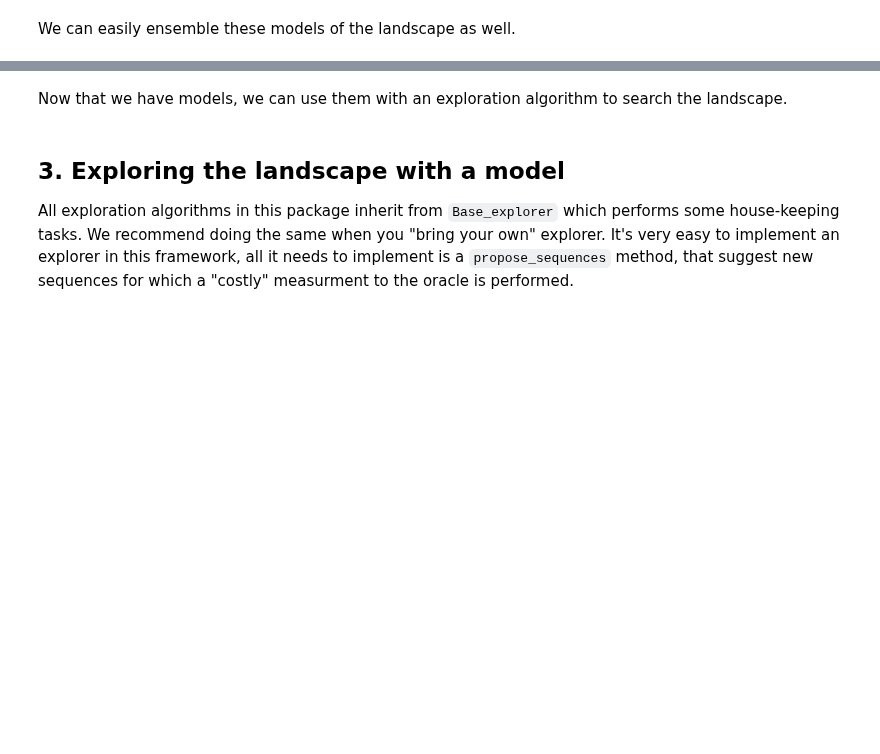
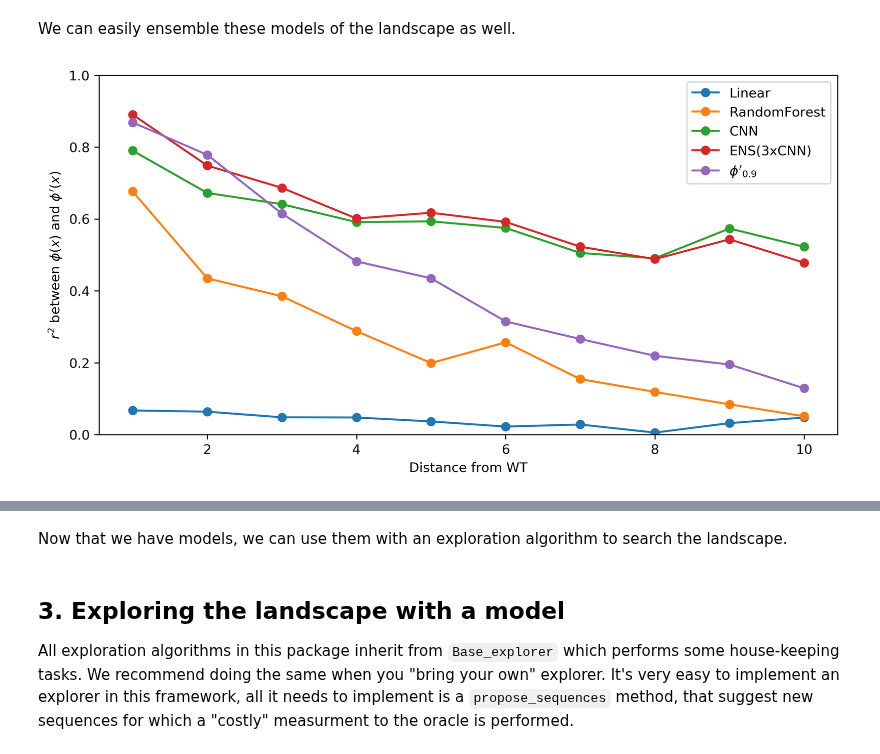
Before and after one commit to samsinai/FLEXS, a Jupyter notebook: examples/Tutorial.ipynb, the cells around one changed output, grey strips where cells are left out. Saved outputs shown, nothing was run; the diff lists cells and outputs as text; code cells hidden in the pictures; blank space fills up the shorter version.

```diff
--- a/examples/Tutorial.ipynb
+++ b/examples/Tutorial.ipynb
@@ -245,9 +252,31 @@ plt.legend()
 # %% [markdown]
 We can easily ensemble these models of the landscape as well.
 # %%
-ensemble = Ensemble_models([noisy_sklnn_model,noisy_gnn_model,noisy_cnn_model])
+ensemble = Ensemble_models([noisy_cnn_model,noisy_cnn_model,noisy_cnn_model])
 # %%
 ensemble.reset(training_sequences)
+# %%
+corrs_ens= get_corr_per_distance(samples,distances,ensemble)
+# %%
+plt.figure(figsize=(10,5),dpi=300)
+
+#plt.plot(range(1,11),corrs_LNN,'o-', label="Linear")
+plt.plot(range(1,11),corrs_skLNN,'o-', label="Linear")
+plt.plot(range(1,11),corrs_skrf,'o-', label="RandomForest")
+#plt.plot(range(1,11),corrs_NLNN,'o-', label="NLNN")
+plt.plot(range(1,11),corrs_CNN,'o-', label="CNN")
+plt.plot(range(1,11),corrs_ens,'o-', label="ENS(3xCNN)")
+
+plt.plot(range(1,11),corrs[1],'o-', label="$\phi'_{0.9}$")
+
+plt.ylabel("$r^2$ between $\phi(x)$ and $\phi'(x)$")
+plt.xlabel("Distance from WT")
+plt.legend()
+plt.ylim(0,1)
+
+plt.savefig("noise_model_ens_100.pdf")
+# %% [output]
+[figure, added]
 # %%
 plt.figure(figsize=(12,5),dpi=300)
 test_sequences = list(set([generate_random_mutant(wt,0.5, RNA_alphabet) for i in range(0,100)]))
```
Also changed, not shown: parts of 11 cells of this notebook.
